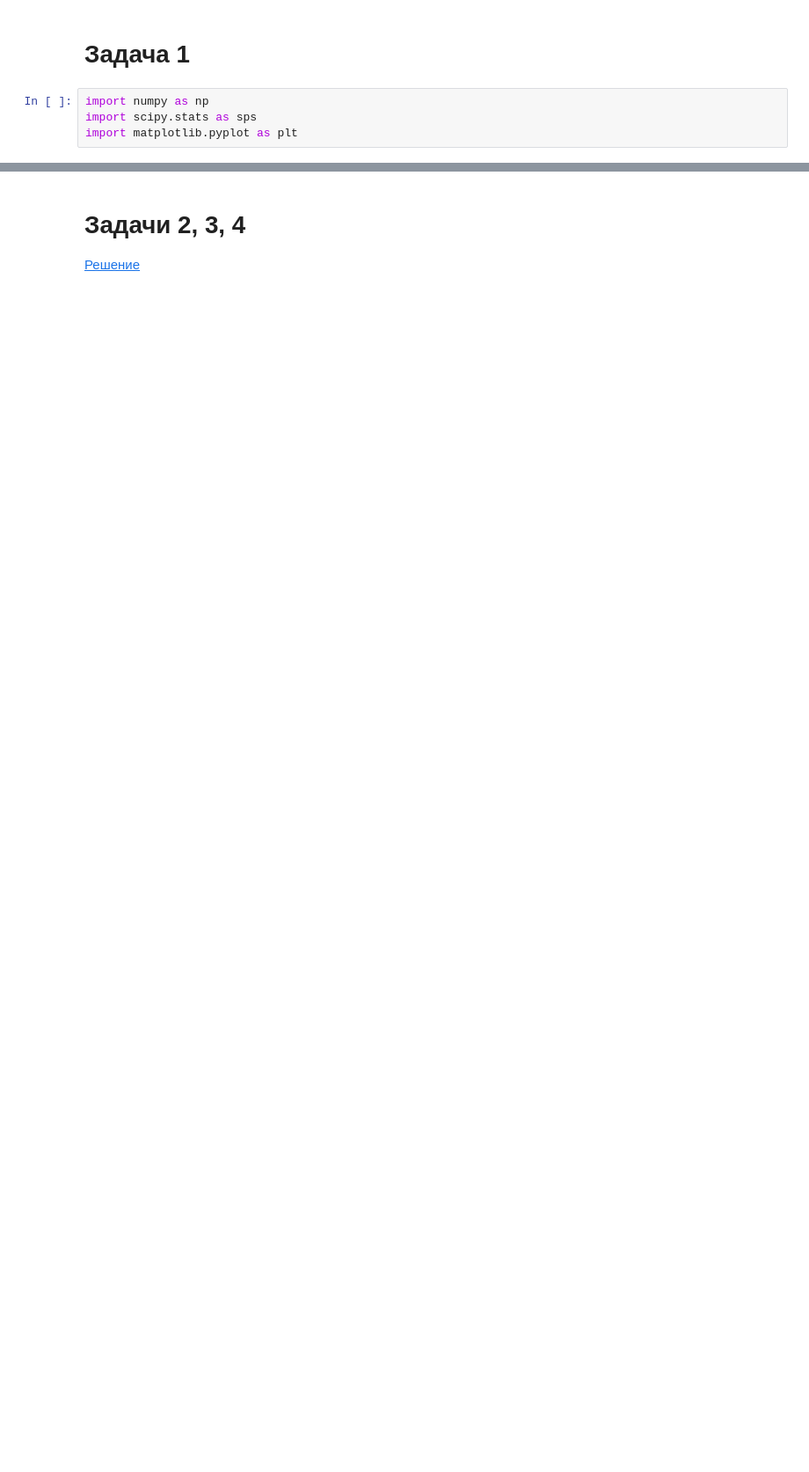
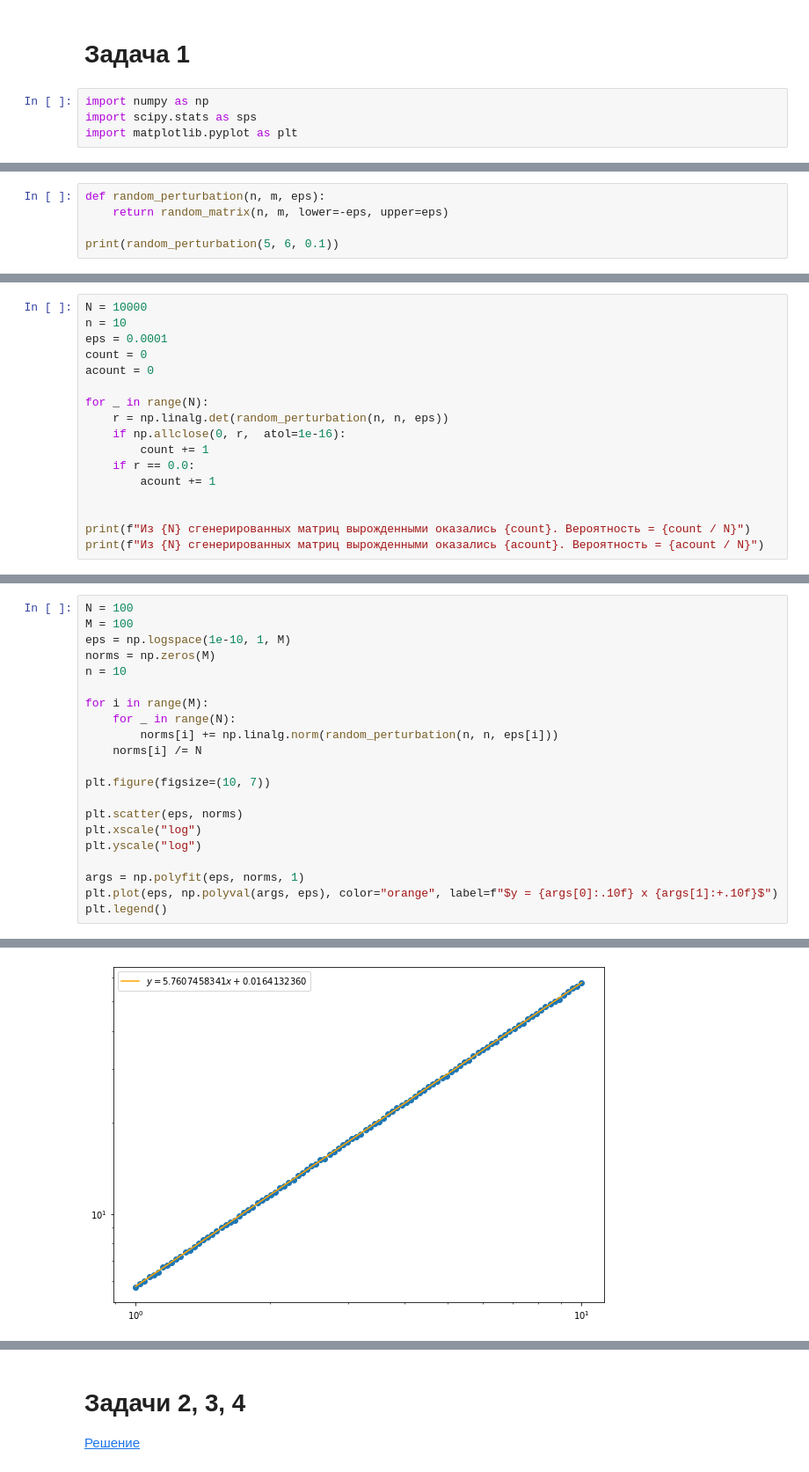
Before and after one commit to comradecoastal/computational_math_mipt, a Jupyter notebook: module_1/week_3/hw_1_3.ipynb, the cells around one changed output, grey strips where cells are left out. Shown at 88% size. Drawn from its saved outputs; the diff is of its cells as text; blank space fills up the shorter version.

```diff
--- a/module_1/week_3/hw_1_3.ipynb
+++ b/module_1/week_3/hw_1_3.ipynb
@@ -59,0 +123,5 @@ array([[0.42126152, 0.46234986, 0.31957721, 0.85463852, 0.55231658],
+# %%
+def random_perturbation(n, m, eps):
+    return random_matrix(n, m, lower=-eps, upper=eps)
+
+print(random_perturbation(5, 6, 0.1))
@@ -59,0 +136,17 @@ array([[0.42126152, 0.46234986, 0.31957721, 0.85463852, 0.55231658],
+# %%
+N = 10000
+n = 10
+eps = 0.0001
+count = 0
+acount = 0
+
+for _ in range(N):
+    r = np.linalg.det(random_perturbation(n, n, eps))
+    if np.allclose(0, r,  atol=1e-16):
+        count += 1
+    if r == 0.0:
+        acount += 1
+
+
+print(f"Из {N} сгенерированных матриц вырожденными оказались {count}. Вероятность = {count / N}")
+print(f"Из {N} сгенерированных матриц вырожденными оказались {acount}. Вероятность = {acount / N}")
@@ -59,0 +158,22 @@ array([[0.42126152, 0.46234986, 0.31957721, 0.85463852, 0.55231658],
+# %%
+N = 100
+M = 100
+eps = np.logspace(1e-10, 1, M)
+norms = np.zeros(M)
+n = 10
+
+for i in range(M):
+    for _ in range(N):
+        norms[i] += np.linalg.norm(random_perturbation(n, n, eps[i]))
+    norms[i] /= N
+
+plt.figure(figsize=(10, 7))
+
+plt.scatter(eps, norms)
+plt.xscale("log")
+plt.yscale("log")
+
+args = np.polyfit(eps, norms, 1)
+plt.plot(eps, np.polyval(args, eps), color="orange", label=f"$y = {args[0]:.10f} x {args[1]:+.10f}$")
+plt.legend()
+# %% [output]
@@ -59,0 +181 @@ array([[0.42126152, 0.46234986, 0.31957721, 0.85463852, 0.55231658],
+[figure, added]
```
Also changed, not shown: parts of 30 cells of this notebook, 6 other files.
